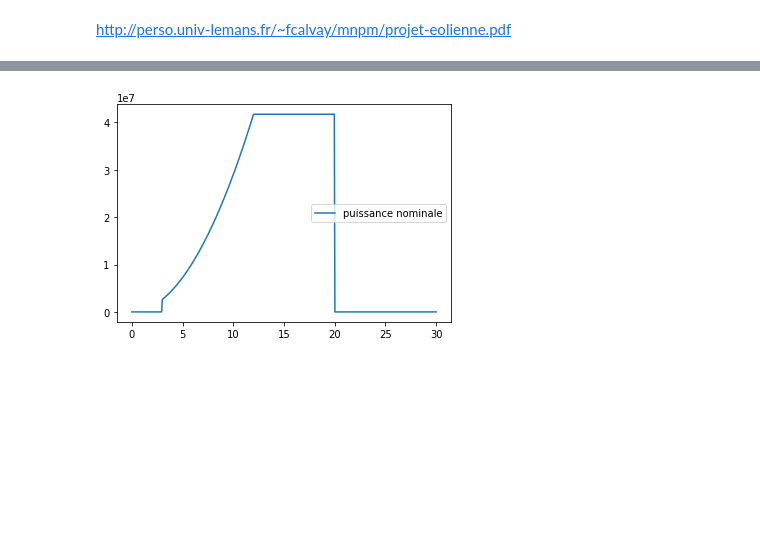
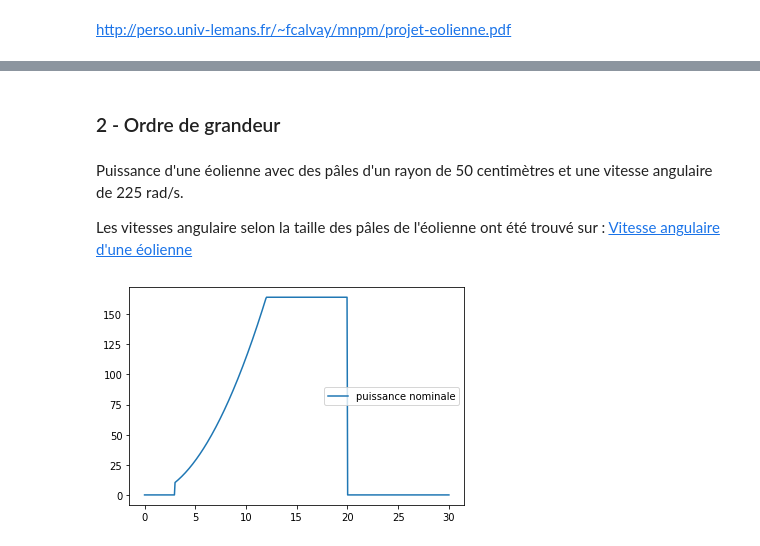
Before and after one commit to thomas-barrais/Projet-Eolienne, a Jupyter notebook: Groupe08_ProjetEol.ipynb, the cells around one changed output, grey strips where cells are left out. Saved outputs shown, nothing was run; the diff lists cells and outputs as text; code cells hidden in the pictures; blank space fills up the shorter version.

```diff
--- a/Groupe08_ProjetEol.ipynb
+++ b/Groupe08_ProjetEol.ipynb
@@ -434,54 +512,30 @@ plt.show()
+# %% [markdown]
+<h3> 2 - Ordre de grandeur </h2>
+# %% [markdown]
+<p> Puissance d'une éolienne avec des pâles d'un rayon de 50 centimètres et une vitesse angulaire de 225 rad/s. </p>
+
+Les vitesses angulaire selon la taille des pâles de l'éolienne ont été trouvé sur : <a href="https://eolienne.ooreka.fr/astuce/voir/376182/hauteur-d-une-eolienne"> Vitesse angulaire d'une éolienne <a> </p>
 # %%
-import numpy as np
-import matplotlib.pyplot as plt
-
-def force(U, cl, cd, rho, f, corde, alpha, taille):
-  Vr = 6 * U * np.sin(np.deg2rad(alpha))
-  Fl = 0
-  Fd = 0
-  #for i in range(len(rayonn)):
-  Fl = 0.5 * rho * np.power(Vr, 2) * np.pi * taille**2 * cl
-  Fd = 0.5 * rho * np.power(Vr, 2) * np.pi * taille**2 * cd
-  Fl = Fl * np.sin(np.deg2rad(alpha))
-  Fd = - Fd * np.cos(np.deg2rad(alpha))
-  Resultante = np.sqrt(Fl**2 - Fd**2)
-  return Resultante
-
-def couple(taille, Vr):
-  corde = 0.5 * taille
-  strenght = force(Vr, 0.99, 0.017, 1.225, 16, corde, 6, taille)
-  torque = strenght * taille / 2
-  return torque
-
-def puissance_nominale(taille, omega, Vr):
-  torque = couple(taille, Vr)
-  beltz = 0.6
-  return torque * omega * beltz
-
-#puissance(100)
-
 vitesse_vent = np.linspace(0, 30, 500)
-#r_omega = np.linspace(0, 150, 100)
 
 cut_in_speed = 3
 cut_speed = 12
 cut_out_speed = 20
 puissances = []
-longueur_pale = 50
+longueur_pale = 0.5
 
 for v in vitesse_vent :
     if v < cut_in_speed:
         puissances.append(0)
     elif v >= cut_in_speed and v < cut_speed:
-        puissances.append(puissance_nominale(longueur_pale, 100, v))
+        puissances.append(puissance_nominale(longueur_pale, 225, v))
     elif v >= cut_speed and v < cut_out_speed:
-        puissances.append(puissance_nominale(longueur_pale, 100, cut_speed))
+        puissances.append(puissance_nominale(longueur_pale, 225, cut_speed))
     elif v >= cut_out_speed:
         puissances.append(0)
 
-#print(puissances)
 plt.plot(vitesse_vent, puissances, label="puissance nominale")
 plt.legend()
 plt.show()
 # %% [output]
-[figure, old version]
+[figure, new version]
```
Also changed, not shown: parts of 31 cells of this notebook.
